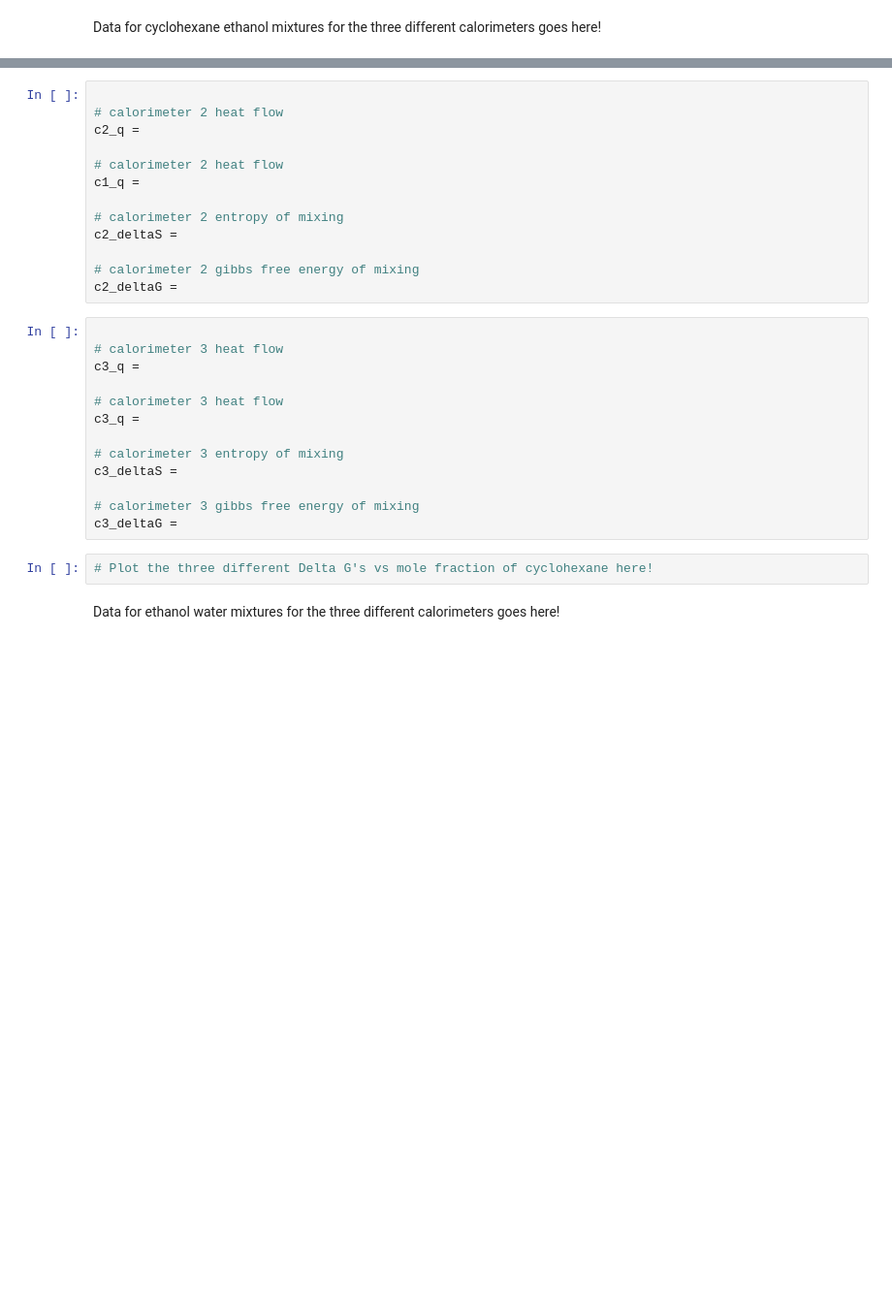
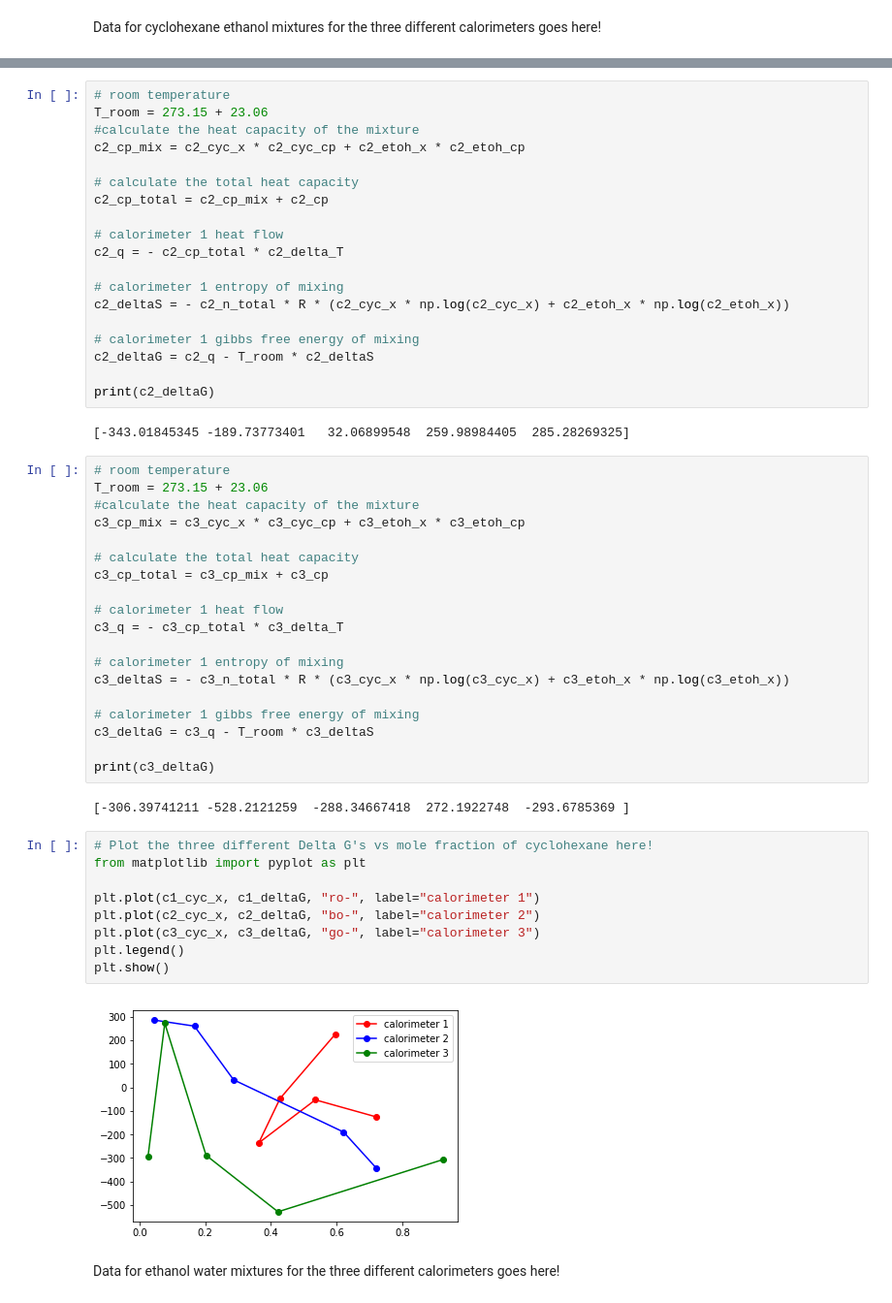
Before and after one commit to FoleyLab/Chem_3150, a Jupyter notebook: Courtnee Aristil/enthalpy_of_mixing.ipynb, the cells around one changed output, grey strips where cells are left out. Shown at 97% size. Cells and saved outputs as stored; diff of their text form; blank space fills up the shorter version.

```diff
--- a/Courtnee Aristil/enthalpy_of_mixing.ipynb
+++ b/Courtnee Aristil/enthalpy_of_mixing.ipynb
@@ -225,31 +249,56 @@ c1_deltaG =
-# %%
-
-# calorimeter 2 heat flow
-c2_q =
-
-# calorimeter 2 heat flow
-c1_q =
-
-# calorimeter 2 entropy of mixing
-c2_deltaS =
-
-# calorimeter 2 gibbs free energy of mixing
-c2_deltaG =
-# %%
-
-# calorimeter 3 heat flow
-c3_q =
-
-# calorimeter 3 heat flow
-c3_q =
-
-# calorimeter 3 entropy of mixing
-c3_deltaS =
-
-# calorimeter 3 gibbs free energy of mixing
-c3_deltaG =
+# %%
+# room temperature
+T_room = 273.15 + 23.06
+#calculate the heat capacity of the mixture
+c2_cp_mix = c2_cyc_x * c2_cyc_cp + c2_etoh_x * c2_etoh_cp
+
+# calculate the total heat capacity
+c2_cp_total = c2_cp_mix + c2_cp
+
+# calorimeter 1 heat flow
+c2_q = - c2_cp_total * c2_delta_T
+
+# calorimeter 1 entropy of mixing
+c2_deltaS = - c2_n_total * R * (c2_cyc_x * np.log(c2_cyc_x) + c2_etoh_x * np.log(c2_etoh_x))
+
+# calorimeter 1 gibbs free energy of mixing
+c2_deltaG = c2_q - T_room * c2_deltaS
+
+print(c2_deltaG)
+# %% [output]
+[-343.01845345 -189.73773401   32.06899548  259.98984405  285.28269325]
+# %%
+# room temperature
+T_room = 273.15 + 23.06
+#calculate the heat capacity of the mixture
+c3_cp_mix = c3_cyc_x * c3_cyc_cp + c3_etoh_x * c3_etoh_cp
+
+# calculate the total heat capacity
+c3_cp_total = c3_cp_mix + c3_cp
+
+# calorimeter 1 heat flow
+c3_q = - c3_cp_total * c3_delta_T
+
+# calorimeter 1 entropy of mixing
+c3_deltaS = - c3_n_total * R * (c3_cyc_x * np.log(c3_cyc_x) + c3_etoh_x * np.log(c3_etoh_x))
+
+# calorimeter 1 gibbs free energy of mixing
+c3_deltaG = c3_q - T_room * c3_deltaS
+
+print(c3_deltaG)
+# %% [output]
+[-306.39741211 -528.2121259  -288.34667418  272.1922748  -293.6785369 ]
 # %%
 # Plot the three different Delta G's vs mole fraction of cyclohexane here!
+from matplotlib import pyplot as plt
+
+plt.plot(c1_cyc_x, c1_deltaG, "ro-", label="calorimeter 1")
+plt.plot(c2_cyc_x, c2_deltaG, "bo-", label="calorimeter 2")
+plt.plot(c3_cyc_x, c3_deltaG, "go-", label="calorimeter 3")
+plt.legend()
+plt.show()
+# %% [output]
+[figure, added]
 # %% [markdown]
 Data for ethanol water mixtures for the three different calorimeters goes here!
 # %%
```
Also changed, not shown: parts of 11 cells of this notebook.
